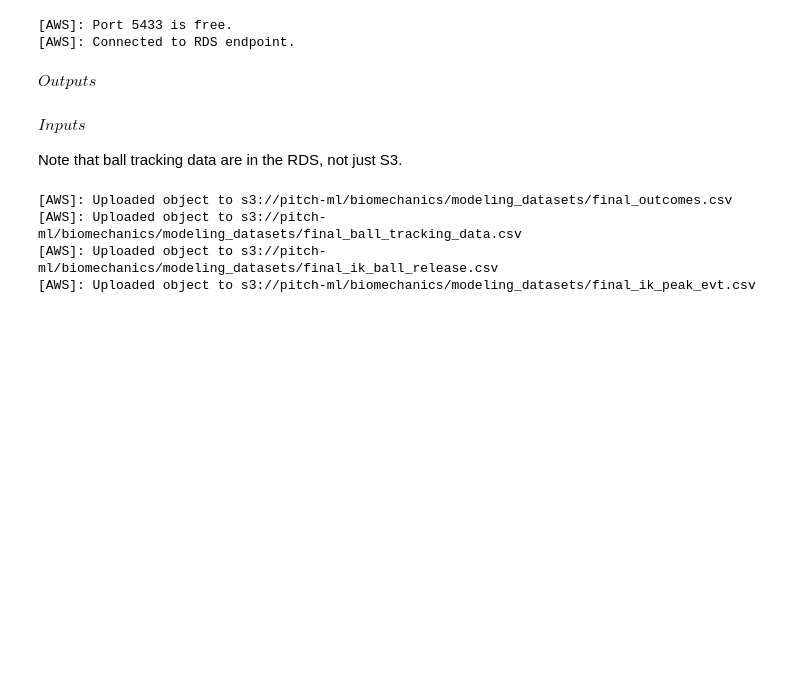
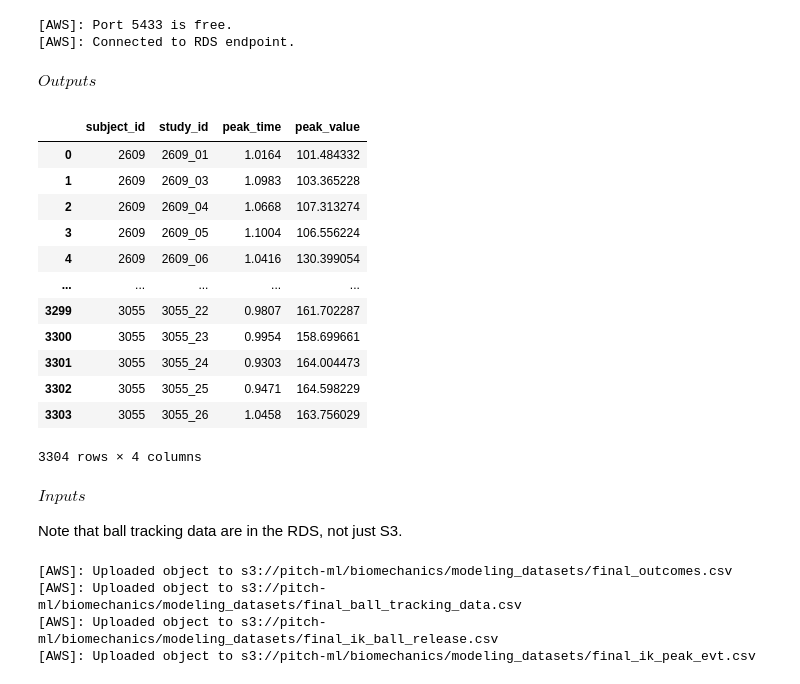
Before and after one commit to humanrithm/pitch-ml, a Jupyter notebook: dev/data_sci/dev_evt_dataset.ipynb, the cells around one changed output. Saved outputs shown, nothing was run; the diff lists cells and outputs as text; code cells hidden in the pictures; blank space fills up the shorter version.

```diff
--- a/dev/data_sci/dev_evt_dataset.ipynb
+++ b/dev/data_sci/dev_evt_dataset.ipynb
@@ -22,6 +22,22 @@ outcomes = aws_connection.load_s3_object(
     as_dataframe=True
 )
 outcomes_final = outcomes[outcomes['outlier_flag'] == 0][['subject_id', 'study_id', 'peak_time', 'peak_value']].reset_index(drop=True)
+# %%
+outcomes_final
+# %% [output]
+|  | subject_id | study_id | peak_time | peak_value |
+| 0 | 2609 | 2609_01 | 1.0164 | 101.484332 |
+| 1 | 2609 | 2609_03 | 1.0983 | 103.365228 |
+| 2 | 2609 | 2609_04 | 1.0668 | 107.313274 |
+| 3 | 2609 | 2609_05 | 1.1004 | 106.556224 |
+| 4 | 2609 | 2609_06 | 1.0416 | 130.399054 |
+| ... | ... | ... | ... | ... |
+| 3299 | 3055 | 3055_22 | 0.9807 | 161.702287 |
+| 3300 | 3055 | 3055_23 | 0.9954 | 158.699661 |
+| 3301 | 3055 | 3055_24 | 0.9303 | 164.004473 |
+| 3302 | 3055 | 3055_25 | 0.9471 | 164.598229 |
+| 3303 | 3055 | 3055_26 | 1.0458 | 163.756029 |
+3304 rows × 4 columns
 # %% [markdown]
 $\textit{Inputs}$
 
```
Also changed, not shown: 1 other file.
